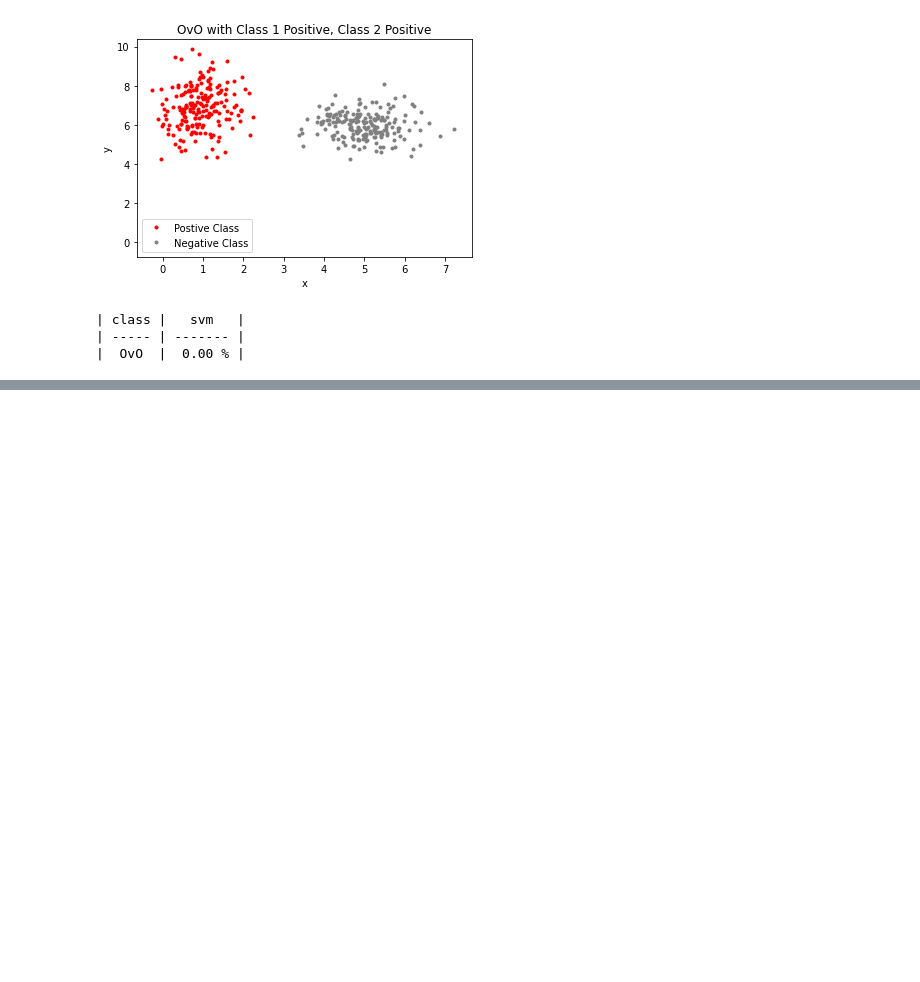
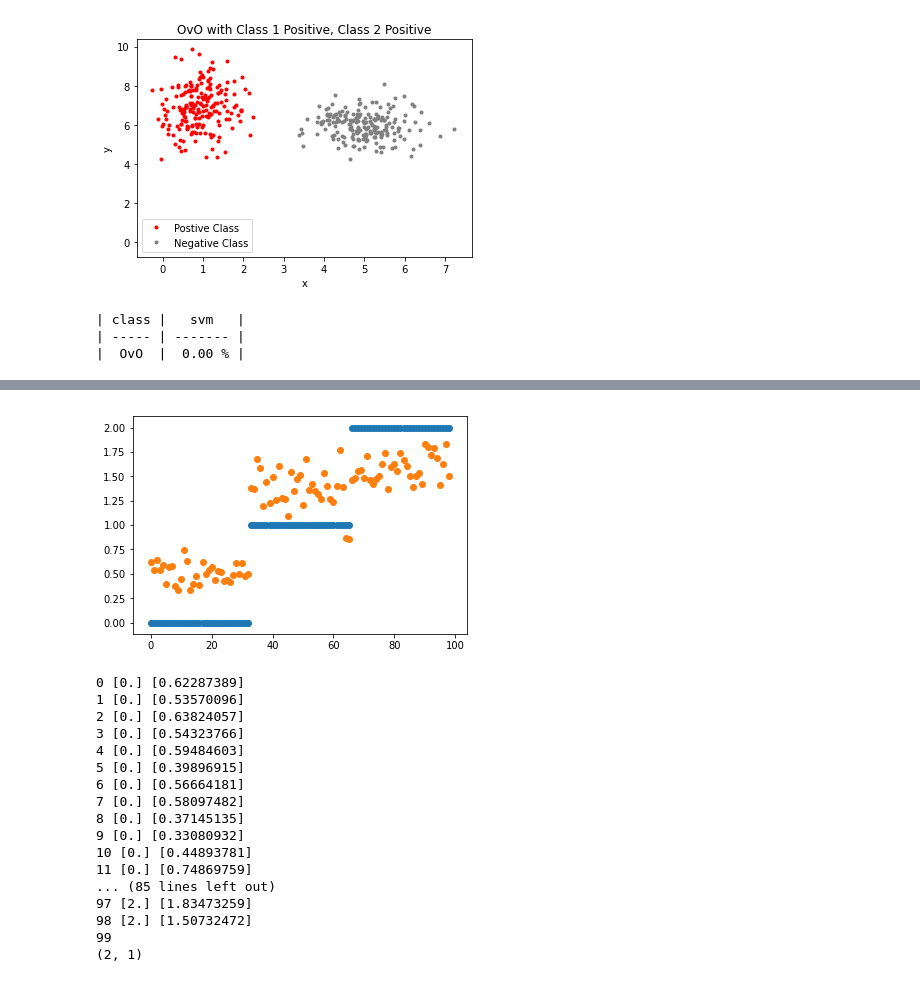
Before and after one commit to apletta/hand-detection, a Jupyter notebook: src/simpleAssingment.ipynb, the cells around one changed output, grey strips where cells are left out. Saved outputs shown, nothing was run; the diff lists cells and outputs as text; code cells hidden in the pictures; blank space fills up the shorter version.

Commit message:
alex least squares, hopefully file is ok

```diff
--- a/src/simpleAssingment.ipynb
+++ b/src/simpleAssingment.ipynb
@@ -153,6 +153,7 @@ After 3331 itrations, reached bottom of valley
 # Test svm against known training data
 header = ["class", "  svm  "]
 data = []
+classes = [0,1,2]
 for c in classes:
     b_hat_svm = X_svm@w_svm[:,c]
     b_test_svm[:,c] = b_hat_svm.reshape(len(b))
@@ -438,0 +418,60 @@ for c in classes:
+# %%
+# randomly generate 100 points with known class for model evaluation
+samplePerClass  = 33
+styles  = ['x','^','s']
+# Initial varables
+x_testing = np.zeros(1)
+y_testing = np.zeros(1)
+known_labels_testing = np.zeros(1)
+
+# Zip object is an iterator of tuples, enumerate returns centers: sigmas pair
+# Total of 200 sample points, in 3 clusters
+for i, ((x_center, y_center), (x_sigma, y_sigma)) in enumerate(zip(centers, sigmas)):
+    # Create row array x or y value of each point
+    x_testing = np.hstack((x_testing, np.random.standard_normal(samplePerClass) * x_sigma + x_center))
+    y_testing = np.hstack((y_testing, np.random.standard_normal(samplePerClass) * y_sigma + y_center))
+    known_labels_testing = np.hstack((known_labels_testing, np.ones(samplePerClass) * i))
+
+# Remove the extra 0 at front, into column form\n",
+x_testing = np.delete(x_testing,0)
+y_testing = np.delete(y_testing,0)
+known_labels_testing = np.delete(known_labels_testing,0).reshape((len(known_labels_testing)-1,1))
+xy_testing = np.vstack((x_testing,y_testing)).T
+# %%
+# least squares
+# Prep simple data in format two columns = two features = two axis\n",
+X = xy.transpose()
+b = labels.transpose().reshape(len(labels),1)
+w_ls = np.linalg.inv(X.T@X)@X.T@b
+test_comparison = xy_testing@w_ls
+x_range = range(len(known_labels_testing))
+
+plt.scatter(x_range, known_labels_testing)
+plt.scatter(x_range, test_comparison)
+plt.show()
+
+for i, label in enumerate(known_labels_testing):
+    print(i, label, test_comparison[i])
+num_err = np.sum(test_comparison != known_labels_testing)
+
+print(num_err)
+print(w_ls.shape)
+# %% [output]
+[figure, added]
+0 [0.] [0.62287389]
+1 [0.] [0.53570096]
+2 [0.] [0.63824057]
+3 [0.] [0.54323766]
+4 [0.] [0.59484603]
+5 [0.] [0.39896915]
+6 [0.] [0.56664181]
+7 [0.] [0.58097482]
+8 [0.] [0.37145135]
+9 [0.] [0.33080932]
+10 [0.] [0.44893781]
+11 [0.] [0.74869759]
+... (85 lines left out)
+97 [2.] [1.83473259]
+98 [2.] [1.50732472]
+99
+(2, 1)
```
Also changed, not shown: parts of 4 cells of this notebook.
